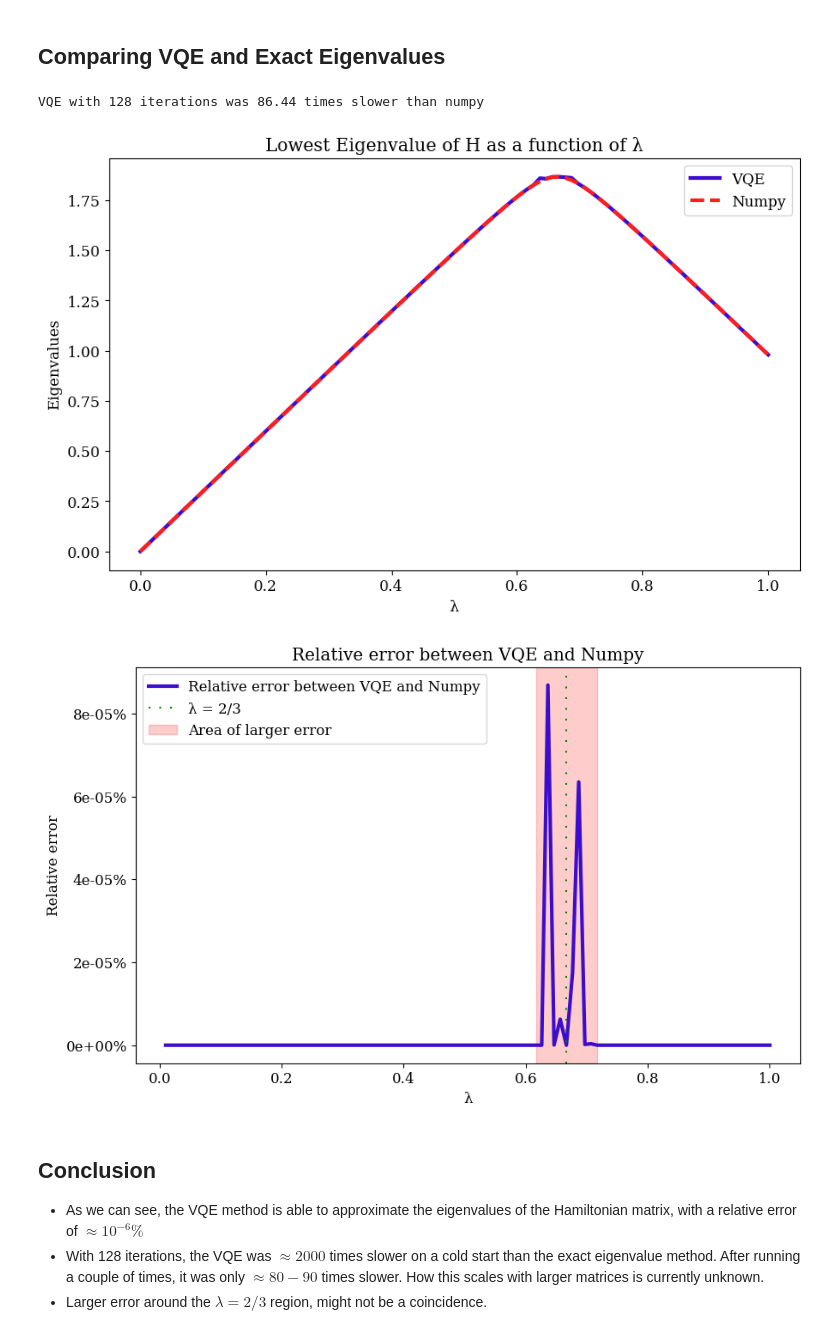
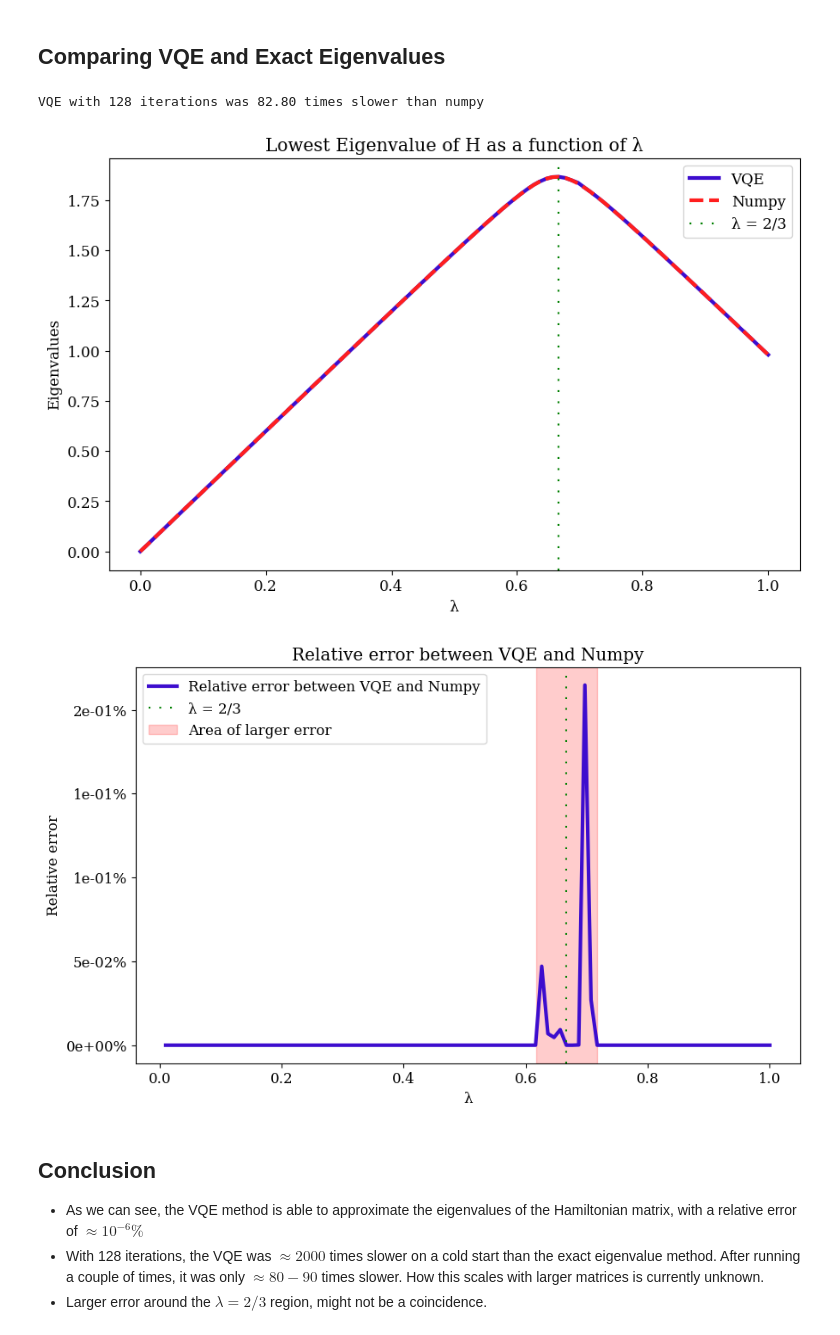
Before and after one commit to Oskar-Idland/FYS5419-Quantum-Computing-and-Quantum-Machine-Learning, a Jupyter notebook: Project_1/Project_1.ipynb, the cells around one changed output. Saved outputs shown, nothing was run; the diff lists cells and outputs as text; code cells hidden in the pictures.

```diff
--- a/Project_1/Project_1.ipynb
+++ b/Project_1/Project_1.ipynb
@@ -480,7 +480,7 @@ Odds of measuring both qubits as 1:                23.91%
 ## Functions
 # %%
 @njit
-def Hamiltonian(λ: float) -> np.ndarray[np.ndarray[np.complex128], np.ndarray[np.complex128]]:
+def Hamiltonian_1qbit(λ: float) -> np.ndarray[np.ndarray[np.complex128], np.ndarray[np.complex128]]:
     '''
     Creates the Hamiltonian for a given interaction strength λ.
 
@@ -521,7 +521,7 @@ lambdas = np.linspace(0, 1, n)
 eigenvalues = []
 
 for λ in lambdas:
-    H = Hamiltonian(λ)
+    H = Hamiltonian_1qbit(λ)
     eigenvalues.append(np.linalg.eigvals(H).real) # Our Hamiltonian is Hermitian, so the eigenvalues are real. Casting to real to avoid warnings
 
 
@@ -560,7 +560,7 @@ def Rx(θ: float) -> np.ndarray[np.ndarray[np.complex128], np.ndarray[np.complex
     Parameters
     ----------
         θ: float
-            The angle to rotate by
+            The angle (radians) to rotate by
 
     Returns
     -------
@@ -579,7 +579,7 @@ def Ry(ϕ: float) -> np.ndarray[np.ndarray[np.complex128], np.ndarray[np.complex
     Parameters
     ----------
         ϕ: float
-            The angle to rotate by
+            The angle (radians) to rotate by
 
     Returns
     -------
@@ -598,9 +598,9 @@ def Energy(θ: float, ϕ: float, λ: float) -> float:
     Parameters
     ----------
         θ: float
-            The angle to rotate by around the x-axis
+            The angle (radians) to rotate by around the x-axis
         ϕ: float
-            The angle to rotate by around the y-axis
+            The angle (radians) to rotate by around the y-axis
         λ: float
             The interaction strength
 
@@ -611,7 +611,7 @@ def Energy(θ: float, ϕ: float, λ: float) -> float:
     '''
     basis = np.array([1, 0], dtype=np.complex128) # |0⟩: Will be rotated anyways so no need to use |1⟩
     rotated_basis = Rx(θ) @ Ry(ϕ) @ basis
-    E = (rotated_basis.conj().T @ Hamiltonian(λ) @ rotated_basis).real
+    E = (rotated_basis.conj().T @ Hamiltonian_1qbit(λ) @ rotated_basis).real
     return E
 
 @njit
@@ -650,50 +650,52 @@ N_iterations = 128
 η = 0.5
 n = 100
 lambdas = np.linspace(0, 1, n)
-
 start = time()
-eig_vals_vqe   = [VQE(N_iterations, η, λ) for λ in lambdas]
+eig_vals_vqe = [VQE(N_iterations, η, λ) for λ in lambdas]
 vqe_time = time() - start
 
 start = time()
-eig_vals_numpy = np.real([np.min(np.linalg.eigvals(Hamiltonian(λ), )) for λ in lambdas]) # Our Hamiltonian is Hermitian so casting to real is safe
+eig_vals_numpy = np.real([np.min(np.linalg.eigvals(Hamiltonian_1qbit(λ))) for λ in lambdas]) # Our Hamiltonian is Hermitian so casting to real is safe
 numpy_time = time() - start
 
 print(f'VQE with {N_iterations} iterations was {vqe_time/numpy_time:.2f} times slower than numpy')
 # %% [output]
-VQE with 128 iterations was 86.44 times slower than numpy
+VQE with 128 iterations was 82.80 times slower than numpy
 # %%
 plt.plot(lambdas, eig_vals_vqe, label='VQE', linewidth=3)
 plt.plot(lambdas, eig_vals_numpy, label='Numpy', linestyle='--', linewidth=3)
+plt.axvline(x=2/3, color='green', linestyle=(0, (1, 5)), label='λ = 2/3')
 plt.xlabel('λ')
 plt.ylabel('Eigenvalues')
 plt.title('Lowest Eigenvalue of H as a function of λ')
 plt.legend()
 plt.show()
 # %% [output]
-[figure, old version]
+[figure, new version]
 # %%
-warnings.filterwarnings('ignore', category=RuntimeWarning) # Suppress RuntimeWarnings
-plt.plot(lambdas, (eig_vals_vqe - eig_vals_numpy) / eig_vals_numpy, label='Relative error between VQE and Numpy', linewidth=3)
+warnings.filterwarnings('ignore', category=RuntimeWarning) # Suppress RuntimeWarnings for the division by zero
+
+relative_error = (eig_vals_vqe - eig_vals_numpy) / eig_vals_numpy
+plt.plot(lambdas, relative_error, label='Relative error between VQE and Numpy', linewidth=3)
 warnings.filterwarnings('default', category=RuntimeWarning) # Reset warnings
 
 plt.axvline(x=2/3, color='green', linestyle=(0, (1, 5)), label='λ = 2/3')
 x = 2/3
 y = 6e-3
 width = 1/20
 plt.axvspan(x - width, x + width , color='red', alpha=0.2, label='Area of larger error')
 
 plt.xlabel('λ')
 plt.ylabel('Relative error')
 
-percentage_formatter = lambda x, _: f'{x/100:.0e}%'
+percentage_formatter = lambda x, _: f'{x*100:.0e}%'
 plt.gca().yaxis.set_major_formatter(plt.FuncFormatter(percentage_formatter))
 
 plt.legend()
 plt.title('Relative error between VQE and Numpy')
 plt.show()
 # %% [output]
-[figure, old version]
+[figure, new version]
 # %% [markdown]
 ## Conclusion
 - As we can see, the VQE method is able to approximate the eigenvalues of the Hamiltonian matrix, with a relative error of $≈ 10^{-6}\%$
```
Also changed, not shown: parts of 8 cells of this notebook.
